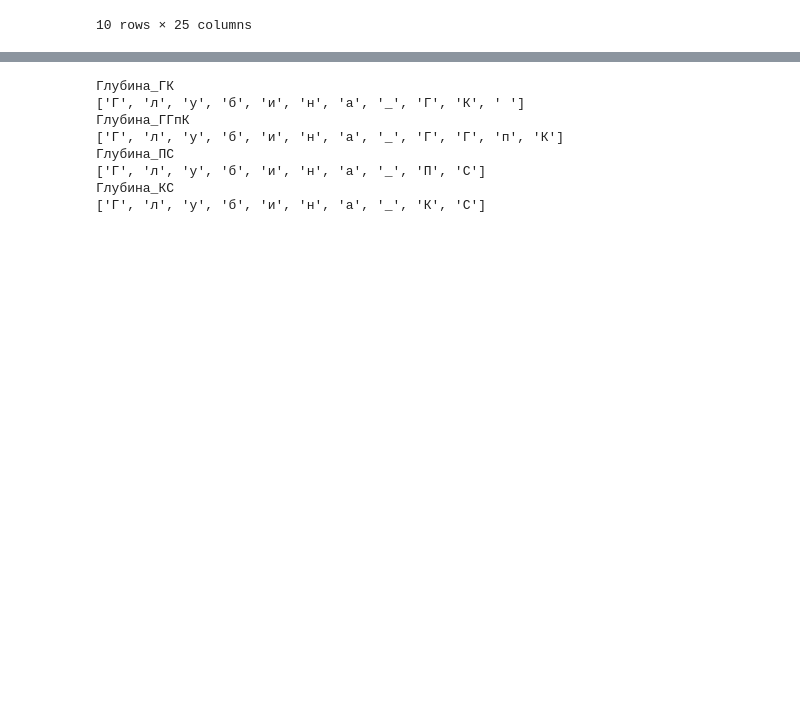
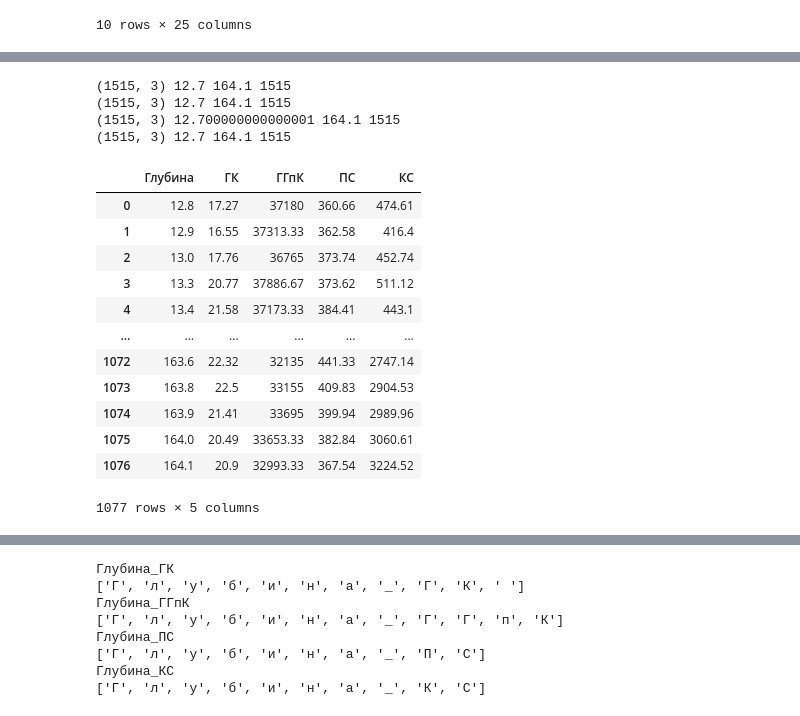
Before and after one commit to MariiaKalinina/R, a Jupyter notebook: Rosatom_new_version.ipynb, the cells around one changed output, grey strips where cells are left out. Cells and saved outputs as stored; diff of their text form; code cells hidden in the pictures; blank space fills up the shorter version.

```diff
--- a/Rosatom_new_version.ipynb
+++ b/Rosatom_new_version.ipynb
@@ -118,6 +118,7 @@ well_logs = data[['Глубина_ГК ',
        'ГК ', 'Глубина_ГГпК', 'ГГпК', 'Глубина_ПС', 'ПС',
        'Глубина_КС', 'КС']]
 well_logs = well_logs.drop(0)
+well_logs['Глубина_ПС'] = well_logs['Глубина_ПС'] - 0.04
 
 thermal_logs = data[['Sample ID', 'Top Depth', 'TC initial', 'Offset', 'Depth_TC']]
 # %%
@@ -142,0 +168,52 @@ well_logs
+# %%
+
+def filter_numeric_range(df, column_name, lower_bound, upper_bound, step):
+    df[column_name] = pd.to_numeric(df[column_name], errors='coerce')
+    filtered_df = df[(df[column_name] >= lower_bound) & (df[column_name] <= upper_bound)]
+    filtered_df = filtered_df.dropna()
+    filtered_df['Глубина'] = filtered_df[column_name]
+    print(filtered_df.shape, min(filtered_df[column_name]), max(filtered_df[column_name]), filtered_df.shape[0])
+    return filtered_df.reset_index(drop=True)
+
+
+# Filter and convert columns using the function
+lower_bound, upper_bound, step = 12.7, 164.1, 0.1
+filtered_df_1 = filter_numeric_range(well_logs[['Глубина_ГК ', 'ГК ']], 'Глубина_ГК ', lower_bound, upper_bound, step)
+filtered_df_2 = filter_numeric_range(well_logs[['Глубина_ГГпК', 'ГГпК']], 'Глубина_ГГпК', lower_bound, upper_bound, step)
+filtered_df_3 = filter_numeric_range(well_logs[['Глубина_ПС', 'ПС']], 'Глубина_ПС', lower_bound, upper_bound, step)
+filtered_df_4 = filter_numeric_range(well_logs[['Глубина_КС', 'КС']], 'Глубина_КС', lower_bound, upper_bound, step)
+
+
+
+# result = pd.merge(filtered_df_1, filtered_df_4 , on="Глубина", how='inner')
+result = pd.merge(filtered_df_1, filtered_df_2, on="Глубина", how='inner')  # Merge filtered_df_1 and filtered_df_4
+
+result = pd.merge(result, filtered_df_3, on="Глубина", how='inner')  # Merge filtered_df_2 with the existing result DataFrame
+
+result = pd.merge(result, filtered_df_4, on="Глубина", how='inner')  # Merge filtered_df_3 with the existing result DataFrame
+# # new_df.reset_index(drop=True, inplace=True)
+
+columns_to_drop = [col_name for col_name in well_logs.columns if 'Глубина_' in col_name]
+result.drop(columns=columns_to_drop, inplace=True)
+
+
+well_logs_merged = result[['Глубина', 'ГК ', 'ГГпК', 'ПС', 'КС']]
+well_logs_merged
+# %% [output]
+(1515, 3) 12.7 164.1 1515
+(1515, 3) 12.7 164.1 1515
+(1515, 3) 12.700000000000001 164.1 1515
+(1515, 3) 12.7 164.1 1515
+|  | Глубина | ГК | ГГпК | ПС | КС |
+| 0 | 12.8 | 17.27 | 37180 | 360.66 | 474.61 |
+| 1 | 12.9 | 16.55 | 37313.33 | 362.58 | 416.4 |
+| 2 | 13.0 | 17.76 | 36765 | 373.74 | 452.74 |
+| 3 | 13.3 | 20.77 | 37886.67 | 373.62 | 511.12 |
+| 4 | 13.4 | 21.58 | 37173.33 | 384.41 | 443.1 |
+| ... | ... | ... | ... | ... | ... |
+| 1072 | 163.6 | 22.32 | 32135 | 441.33 | 2747.14 |
+| 1073 | 163.8 | 22.5 | 33155 | 409.83 | 2904.53 |
+| 1074 | 163.9 | 21.41 | 33695 | 399.94 | 2989.96 |
+| 1075 | 164.0 | 20.49 | 33653.33 | 382.84 | 3060.61 |
+| 1076 | 164.1 | 20.9 | 32993.33 | 367.54 | 3224.52 |
+1077 rows × 5 columns
```
Also changed, not shown: parts of 14 cells of this notebook.
